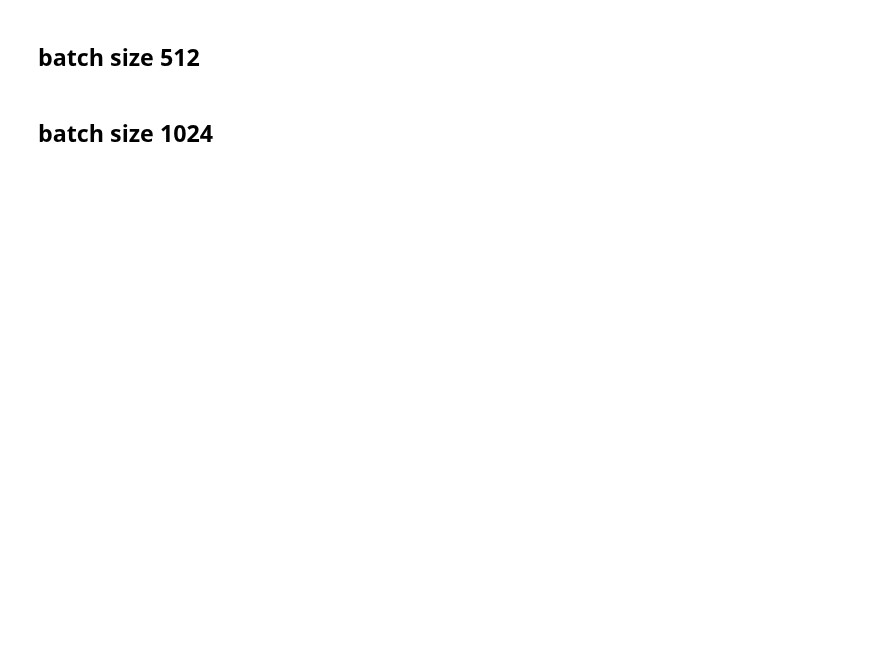
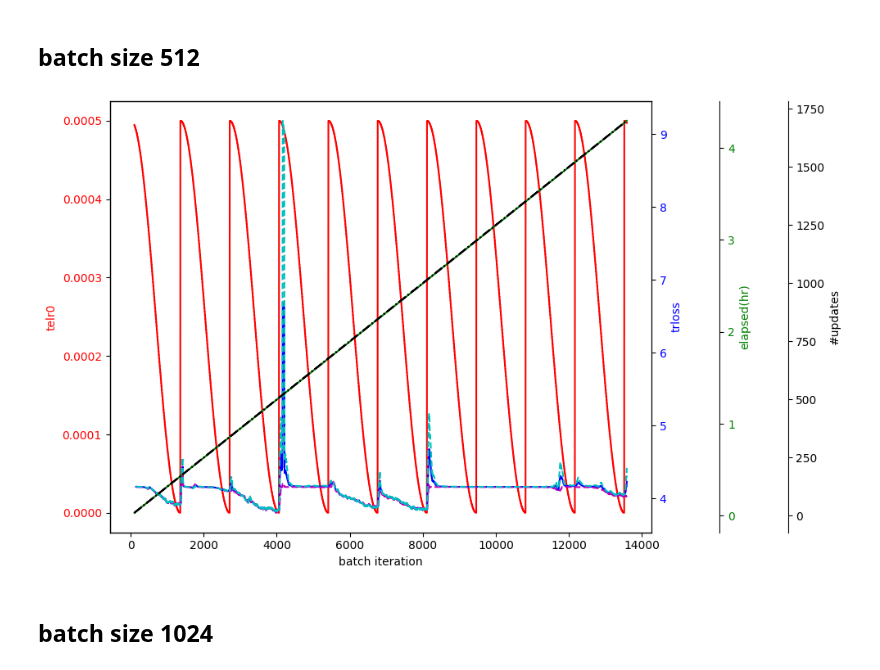
Before and after one commit to qurator-spk/sbb_images, a Jupyter notebook: notebooks/MSCLIP-training-experiment3.ipynb, the cells around one changed output. Saved outputs shown, nothing was run; the diff lists cells and outputs as text; code cells hidden in the pictures; blank space fills up the shorter version.

```diff
--- a/notebooks/MSCLIP-training-experiment3.ipynb
+++ b/notebooks/MSCLIP-training-experiment3.ipynb
@@ -83,7 +89,9 @@ plot_train('experiment3/iconclass-b16-yfcc-msclips_epochs10_as1_start-lr5e-4_lr-
 # %% [markdown]
 ## batch size 512
 # %%
-#plot_train('experiment3/iconclass-b16-yfcc-msclips_epochs10_as8_start-lr5e-4_lr-schedCosineAnnealingWarmRestarts.pkl')
+plot_train('experiment3/iconclass-b16-yfcc-msclips_epochs10_as8_start-lr5e-4_lr-schedCosineAnnealingWarmRestarts.pkl')
+# %% [output]
+[figure, added]
 # %% [markdown]
 ## batch size 1024
 # %%
```
Also changed, not shown: parts of 8 cells of this notebook, 5 other files.
